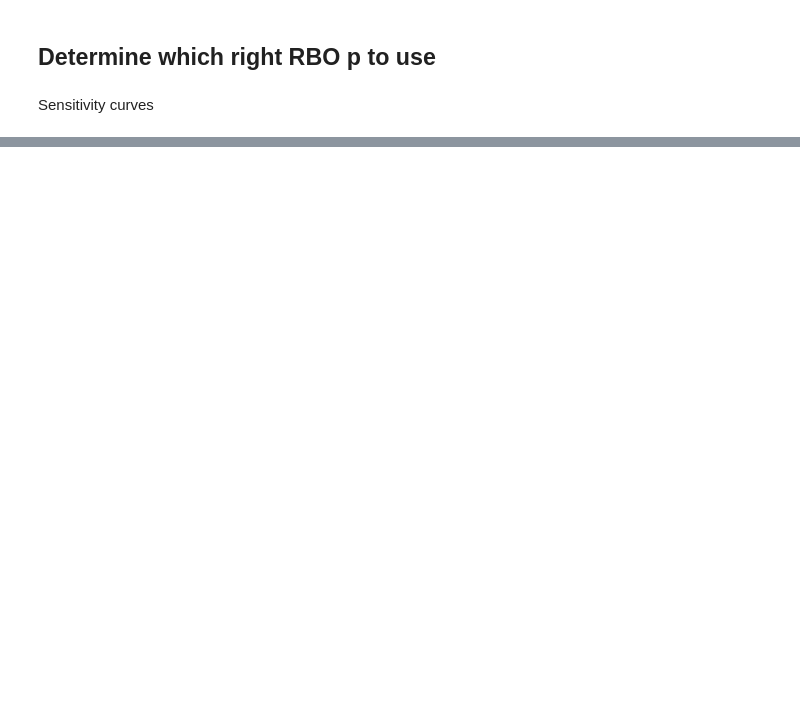
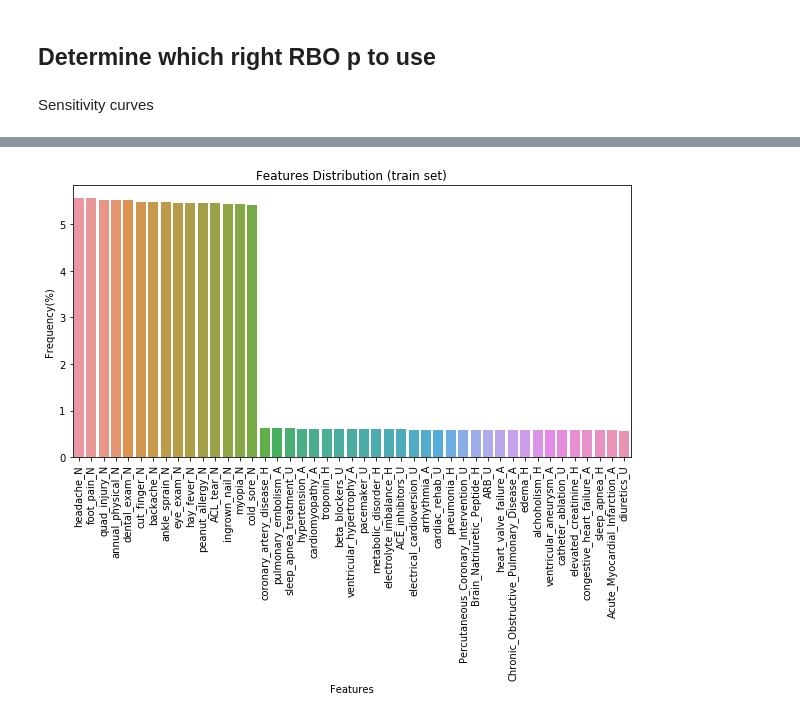
Before and after one commit to Weilin37/CMSAI_Research, a Jupyter notebook: model/toy_simple/synthetic_data_v2/lstm.ipynb, the cells around one changed output, grey strips where cells are left out. Drawn from its saved outputs; the diff is of its cells as text; code cells hidden in the pictures; blank space fills up the shorter version.

```diff
--- a/model/toy_simple/synthetic_data_v2/lstm.ipynb
+++ b/model/toy_simple/synthetic_data_v2/lstm.ipynb
@@ -2080,7 +2113,7 @@ plt.show()
 # %%
 ## Visualize SHAP
 # %%
-best_epoch = 9
+best_epoch = 6
 selected_epochs = [0, 5, 9]
 # %%
 selected_patients = pd.read_csv(SELECTED_EXAMPLES_PATH, sep=" ", header=None)
@@ -2306,0 +2396,43 @@ Sensitivity curves
+# %%
+def plot_features_distribution(df, seq_len=30, split="train", normalize=True):
+    """Plots distribution of features."""
+    feature_names = [str(i) for i in range(seq_len - 1, -1, -1)]
+
+    X = df[feature_names]
+    y = df["label"]
+    y_pos_rows = y == 1
+    X_pos = X[y_pos_rows]
+    y_pos = y[y_pos_rows]
+    y_neg_rows = y == 0
+    X_neg = X[y_neg_rows]
+    y_neg = y[y_neg_rows]
+
+    freqs = dict(Counter(X.values.flatten()))
+    del freqs["<pad>"]
+
+    if normalize:
+        total = sum(freqs.values(), 0.0)
+        for key in freqs:
+            freqs[key] = freqs[key] / total * 100.0
+
+    freqs = dict(sorted(freqs.items(), key=lambda item: item[1], reverse=True))
+
+    plt.figure(figsize=(10, 5))
+    ax = sns.barplot(
+        x=list(range(len(list(freqs.keys())))),
+        y=list(freqs.values()),
+        orient="v",
+    )
+    z = ax.set_xticklabels(list(freqs.keys()), rotation=90)
+
+    y_label = "Frequency"
+    if normalize:
+        y_label += "(%)"
+    plt.title(f"Features Distribution ({split} set)")
+    plt.xlabel("Features")
+    plt.ylabel(y_label)
+    plt.show()
+# %%
+plot_features_distribution(df_tr, seq_len=30, split="train", normalize=True)
+# %% [output]
+[figure, added]
```
Also changed, not shown: parts of 25 cells of this notebook, 9 other files.
